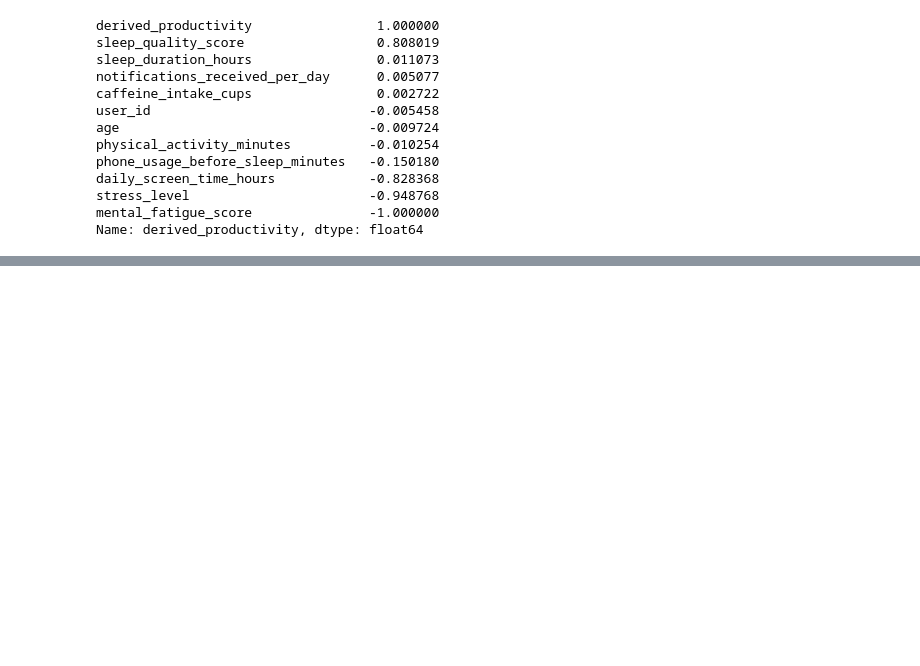
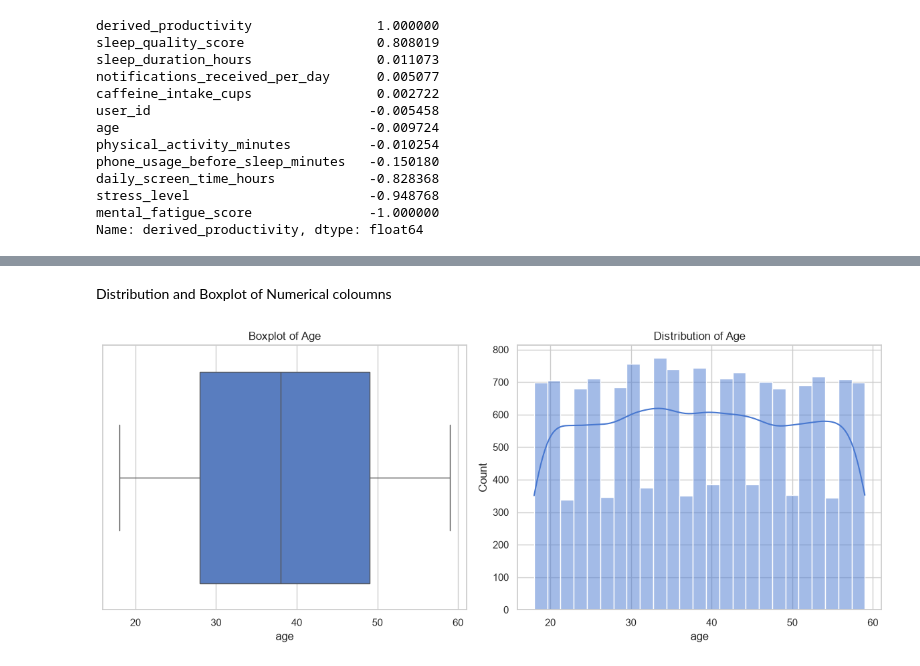
Before and after one commit to hamzaahsan06/social-media-vs-productivity, a Jupyter notebook: notebooks/01_eda_and_data_exploration.ipynb, the cells around one changed output, grey strips where cells are left out. Drawn from its saved outputs; the diff is of its cells as text; code cells hidden in the pictures; blank space fills up the shorter version.

Commit message:
Oberve boxplot and distribution of each numerical coloumn.

```diff
--- a/notebooks/01_eda_and_data_exploration.ipynb
+++ b/notebooks/01_eda_and_data_exploration.ipynb
@@ -247,3 +247,19 @@ df.corr(numeric_only=True)
 | notifications_received_per_day | -0.003432 | -0.001594 | -0.003357 | -0.000691 | 0.005343 | ... |
 | mental_fatigue_score | 0.005458 | 0.009724 | 0.828368 | 0.150180 | -0.011073 | ... |
 | derived_productivity | -0.005458 | -0.009724 | -0.828368 | -0.150180 | 0.011073 | ... |
+# %% [markdown]
+Distribution and Boxplot of Numerical coloumns
+# %%
+fig, axes = plt.subplots(1, 2, figsize=(12, 5))
+
+# Side 1: Boxplot
+sns.boxplot(data=df, x='age', ax=axes[0])
+axes[0].set_title('Boxplot of Age')
+
+# Side 2: Distribution plot
+sns.histplot(data=df, x='age', kde=True, ax=axes[1])
+axes[1].set_title('Distribution of Age')
+plt.tight_layout()
+plt.show()
+# %% [output]
+[figure, added]
```
Also changed, not shown: parts of 7 cells of this notebook.
